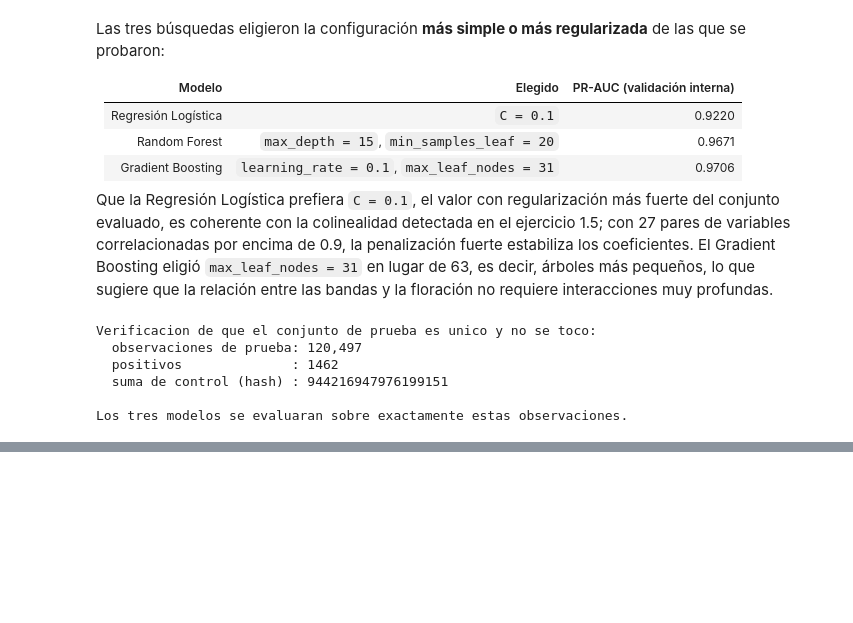
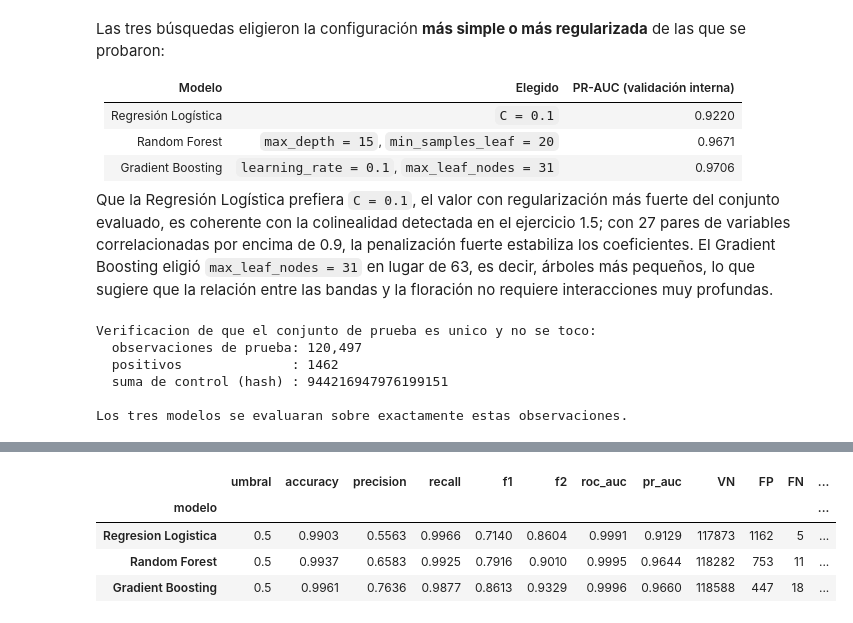
Before and after one commit to Tunchxz/CC3084-Laboratorio-4, a Jupyter notebook: notebooks/04_modelos_cianobacteria.ipynb, the cells around one changed output, grey strips where cells are left out. Saved outputs shown, nothing was run; the diff lists cells and outputs as text; code cells hidden in the pictures; blank space fills up the shorter version.

```diff
--- a/notebooks/04_modelos_cianobacteria.ipynb
+++ b/notebooks/04_modelos_cianobacteria.ipynb
@@ -205,0 +214,32 @@ Los tres modelos se evaluaran sobre exactamente estas observaciones.
+# %%
+def metricas(nombre, y_real, probabilidad, umbral=0.5, extra=None):
+    prediccion = (probabilidad >= umbral).astype(int)
+    tn, fp, fn, tp = confusion_matrix(y_real, prediccion, labels=[0, 1]).ravel()
+    fila = {
+        "modelo": nombre,
+        "umbral": round(float(umbral), 4),
+        "accuracy": accuracy_score(y_real, prediccion),
+        "precision": precision_score(y_real, prediccion, zero_division=0),
+        "recall": recall_score(y_real, prediccion, zero_division=0),
+        "f1": f1_score(y_real, prediccion, zero_division=0),
+        "f2": fbeta_score(y_real, prediccion, beta=2, zero_division=0),
+        "roc_auc": roc_auc_score(y_real, probabilidad) if len(set(y_real)) > 1 else np.nan,
+        "pr_auc": average_precision_score(y_real, probabilidad) if len(set(y_real)) > 1 else np.nan,
+        "VN": tn, "FP": fp, "FN": fn, "VP": tp,
+    }
+    if extra:
+        fila.update(extra)
+    return fila
+
+
+probabilidades = {n: m.predict_proba(X_prueba)[:, 1] for n, m in modelos.items()}
+evaluacion = pd.DataFrame(
+    [metricas(n, y_prueba, p) for n, p in probabilidades.items()]
+).set_index("modelo")
+evaluacion.round(4)
+# %% [output]
+|  | umbral | accuracy | precision | recall | f1 | f2 | roc_auc | pr_auc | VN | FP | FN | ... |
+| modelo |  |  |  |  |  |  |  |  |  |  |  | ... |
+| Regresion Logistica | 0.5 | 0.9903 | 0.5563 | 0.9966 | 0.7140 | 0.8604 | 0.9991 | 0.9129 | 117873 | 1162 | 5 | ... |
+| Random Forest | 0.5 | 0.9937 | 0.6583 | 0.9925 | 0.7916 | 0.9010 | 0.9995 | 0.9644 | 118282 | 753 | 11 | ... |
+| Gradient Boosting | 0.5 | 0.9961 | 0.7636 | 0.9877 | 0.8613 | 0.9329 | 0.9996 | 0.9660 | 118588 | 447 | 18 | ... |
```
Also changed, not shown: parts of 11 cells of this notebook.
